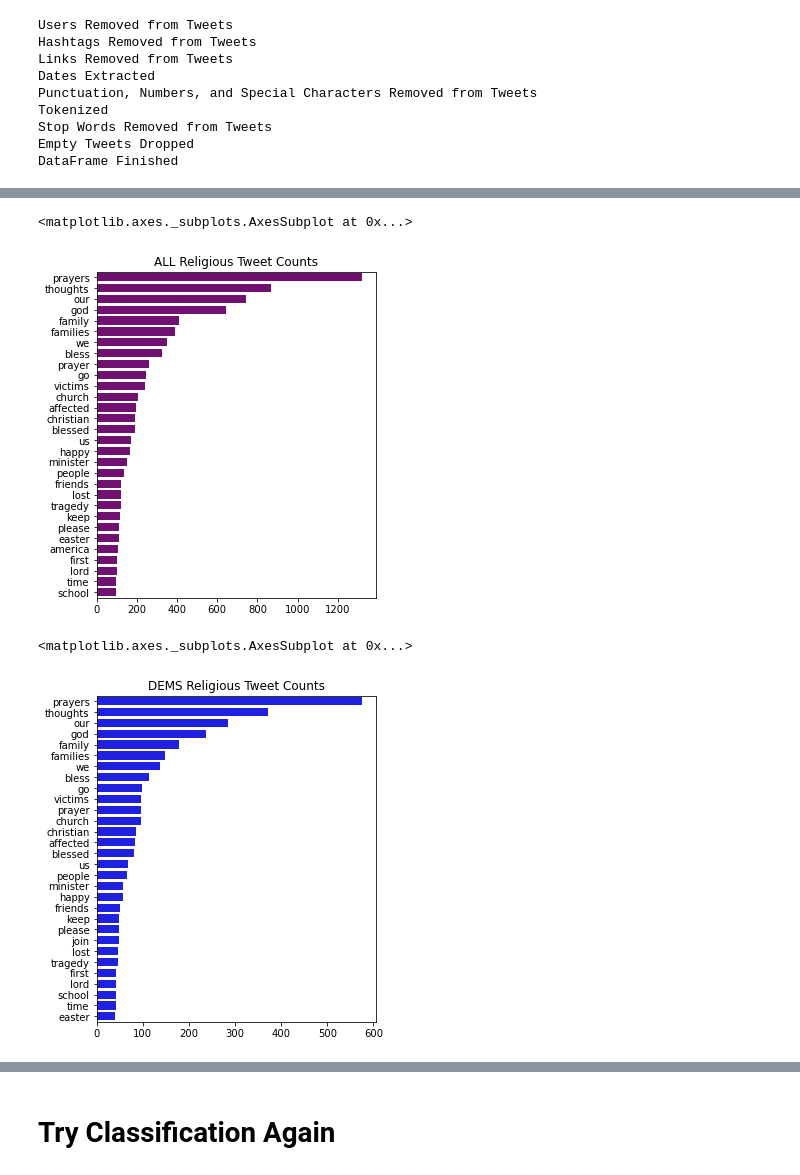
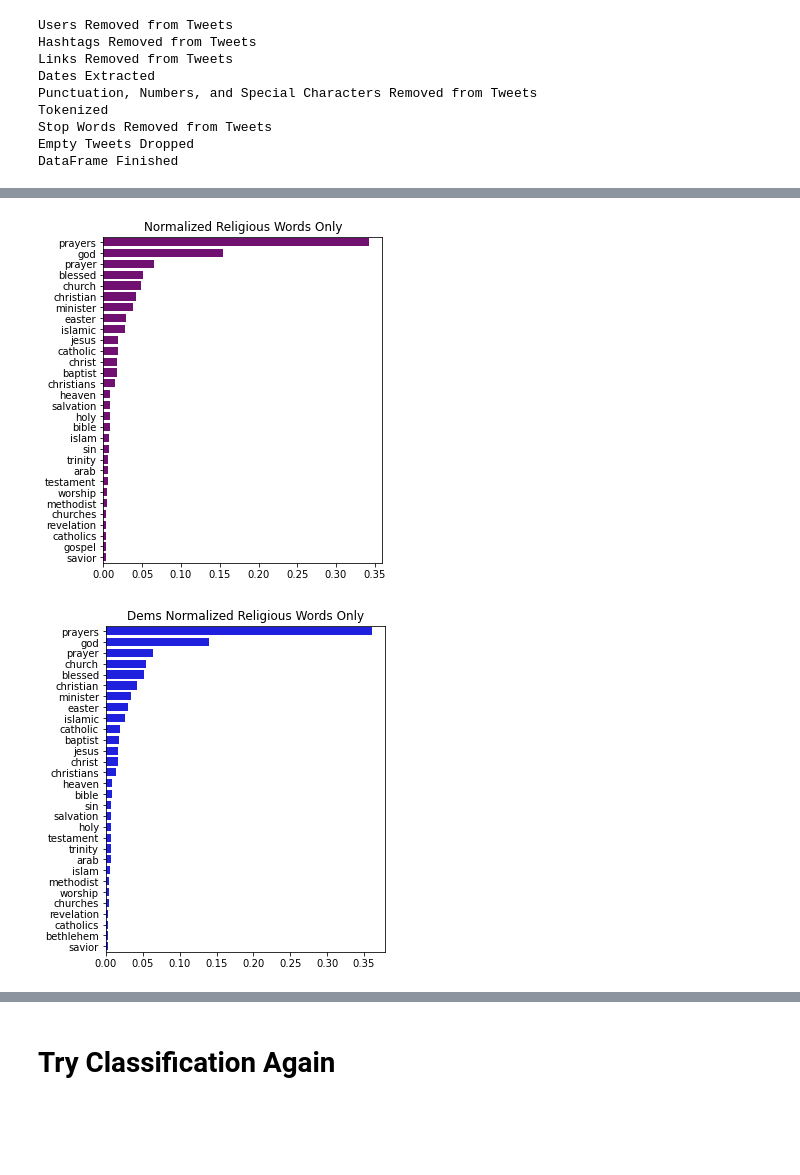
Before and after one commit to ShaanGondalia/PartyChecker, a Jupyter notebook: preston_notebook.ipynb, the cells around one changed output, grey strips where cells are left out. Drawn from its saved outputs; the diff is of its cells as text; code cells hidden in the pictures; blank space fills up the shorter version.

```diff
--- a/preston_notebook.ipynb
+++ b/preston_notebook.ipynb
@@ -29,3 +29,5 @@ df = df_full.sample(n=200000, random_state=216)
 df = pd.read_csv("sampled_df.csv", index_col=0)
 # %%
 df = pd.read_hdf('sampled_df.h5', index_col=0)
+# %%
+df = df_full
@@ -217,3 +281,4 @@ religious_words = pd.read_csv('religious_words.csv', squeeze=True)
 
 cont_rel_words_mask = df['tokens_no_stop'].apply(lambda x: len(set(religious_words) & set(x)) != 0)
 df_religious = df[cont_rel_words_mask]
+df_religious['rel_words'] = df_religious['tokens_no_stop'].apply(lambda x: list(set(religious_words) & set(x)))
@@ -250,19 +348,23 @@ rel_rep_tokens = np.concatenate(rep_rel['tokens_no_stop'].values)
+# %%
+rel_tokens = np.concatenate(df_religious['rel_words'].values)
+rel_dem_tokens = np.concatenate(dem_rel['rel_words'].values)
+rel_rep_tokens = np.concatenate(rep_rel['rel_words'].values)
 # %%
 value_counts = pd.Series(list(rel_tokens)).value_counts()[:30]
 plt.figure(figsize = (5, len(value_counts)//5), facecolor = None)
-plt.title('ALL Religious Tweet Counts')
-sns.barplot(x=value_counts.values, y=value_counts.index, width=.75, color='purple')
+plt.title('Normalized Religious Words Only')
+sns.barplot(x=value_counts.values/len(rel_tokens), y=value_counts.index, width=.75, color='purple')
+plt.savefig('only_religious_words_normalized')
 # %% [output]
-<matplotlib.axes._subplots.AxesSubplot at 0x...>
-[figure, old version]
+[figure, new version]
 # %%
 value_counts = pd.Series(list(rel_dem_tokens)).value_counts()[:30]
 plt.figure(figsize = (5, len(value_counts)//5), facecolor = None)
-plt.title('DEMS Religious Tweet Counts')
-sns.barplot(x=value_counts.values, y=value_counts.index, width=.75, color='blue')
+plt.title('Dems Normalized Religious Words Only')
+sns.barplot(x=value_counts.values/len(rel_dem_tokens), y=value_counts.index, width=.75, color='blue')
+plt.savefig('dems_only_religious_words_normalized')
 # %% [output]
-<matplotlib.axes._subplots.AxesSubplot at 0x...>
-[figure, old version]
+[figure, new version]
 # %%
 value_counts = pd.Series(list(rel_rep_tokens)).value_counts()[:30]
 plt.figure(figsize = (5, len(value_counts)//5), facecolor = None)
```
Also changed, not shown: parts of 23 cells of this notebook.
